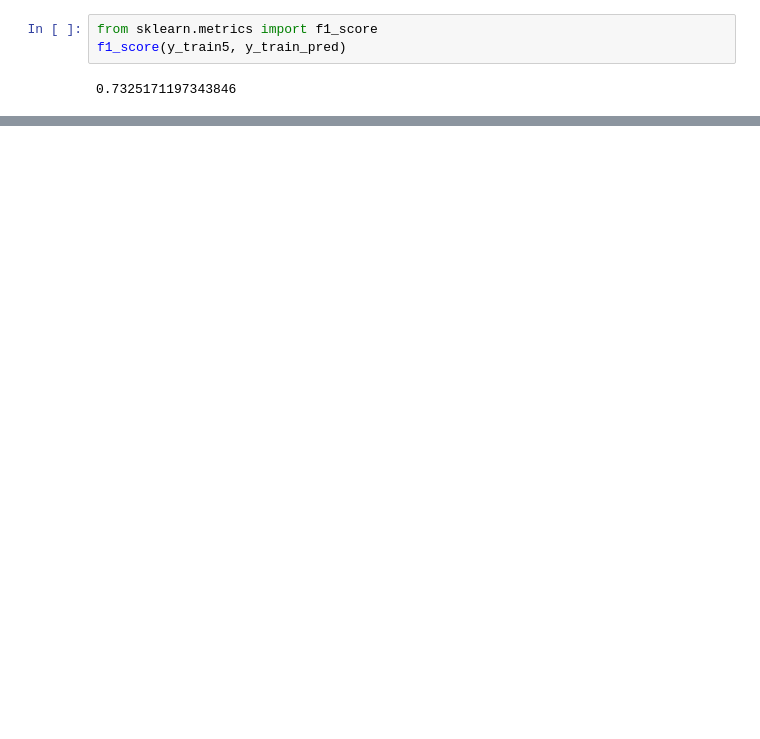
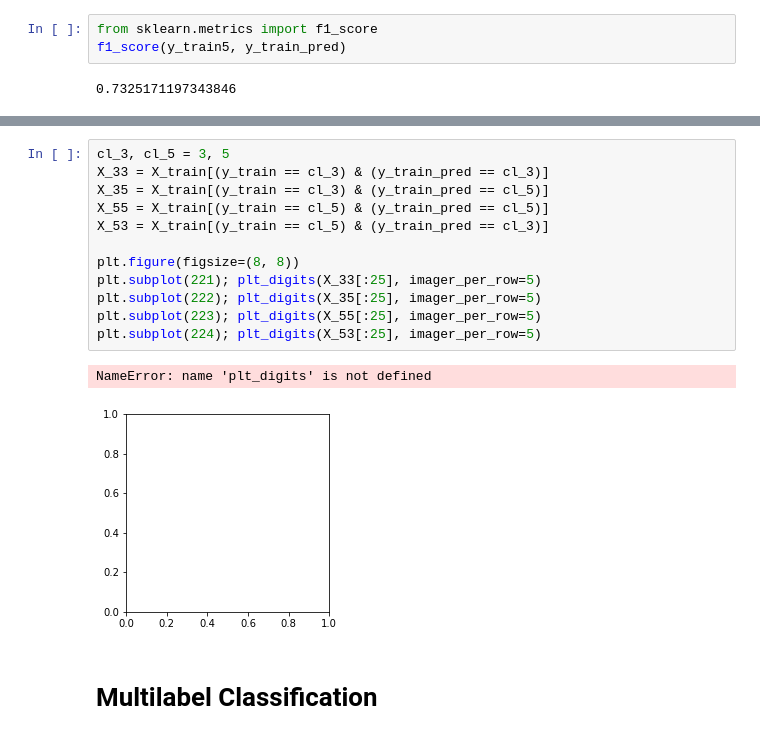
Before and after one commit to YunusKaratepe/hands-on-machine-learning-oreilly, a Jupyter notebook: chapter003.ipynb, the cells around one changed output, grey strips where cells are left out. Drawn from its saved outputs; the diff is of its cells as text; blank space fills up the shorter version.

```diff
--- a/chapter003.ipynb
+++ b/chapter003.ipynb
@@ -181,0 +417,17 @@ f1_score(y_train5, y_train_pred)
+# %%
+cl_3, cl_5 = 3, 5
+X_33 = X_train[(y_train == cl_3) & (y_train_pred == cl_3)]
+X_35 = X_train[(y_train == cl_3) & (y_train_pred == cl_5)]
+X_55 = X_train[(y_train == cl_5) & (y_train_pred == cl_5)]
+X_53 = X_train[(y_train == cl_5) & (y_train_pred == cl_3)]
+
+plt.figure(figsize=(8, 8))
+plt.subplot(221); plt_digits(X_33[:25], imager_per_row=5)
+plt.subplot(222); plt_digits(X_35[:25], imager_per_row=5)
+plt.subplot(223); plt_digits(X_55[:25], imager_per_row=5)
+plt.subplot(224); plt_digits(X_53[:25], imager_per_row=5)
+# %% [output]
+NameError: name 'plt_digits' is not defined
+[figure, added]
+# %% [markdown]
+# Multilabel Classification
```
Also changed, not shown: parts of 44 cells of this notebook.
